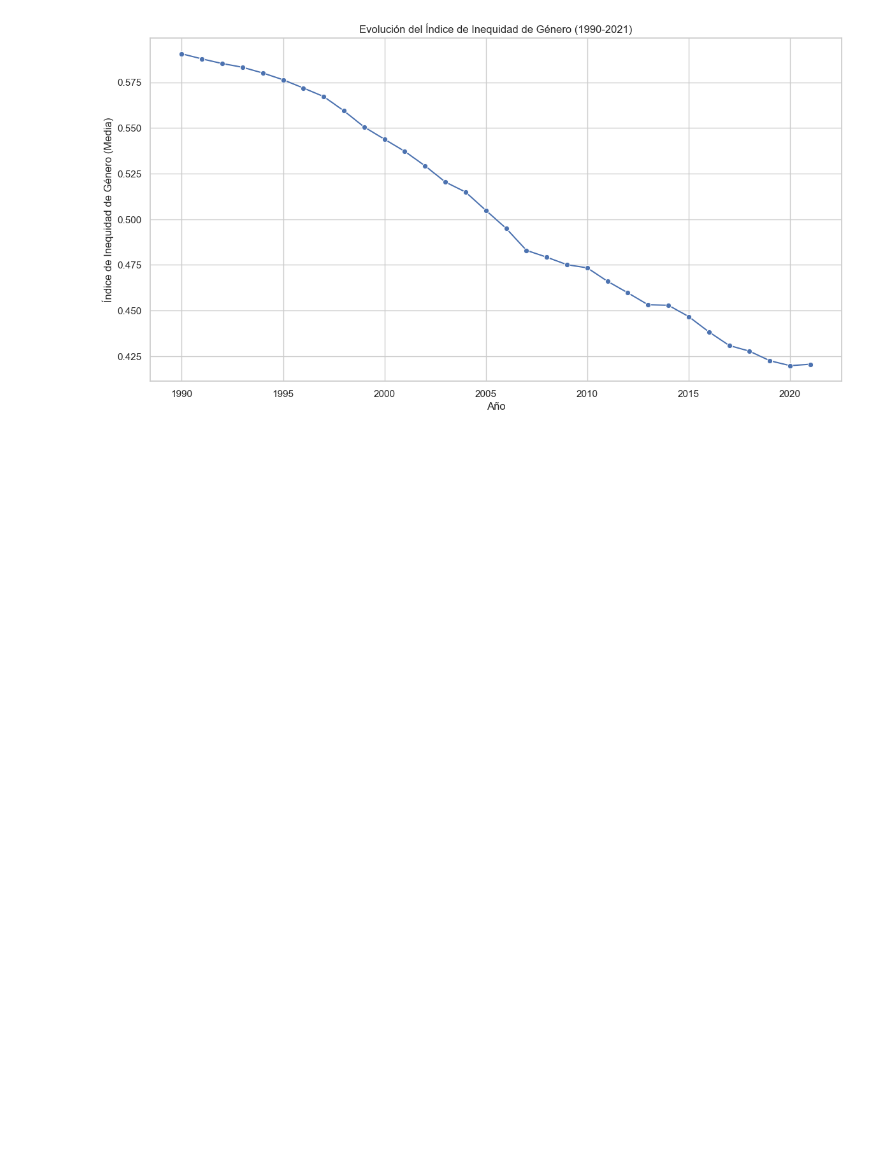
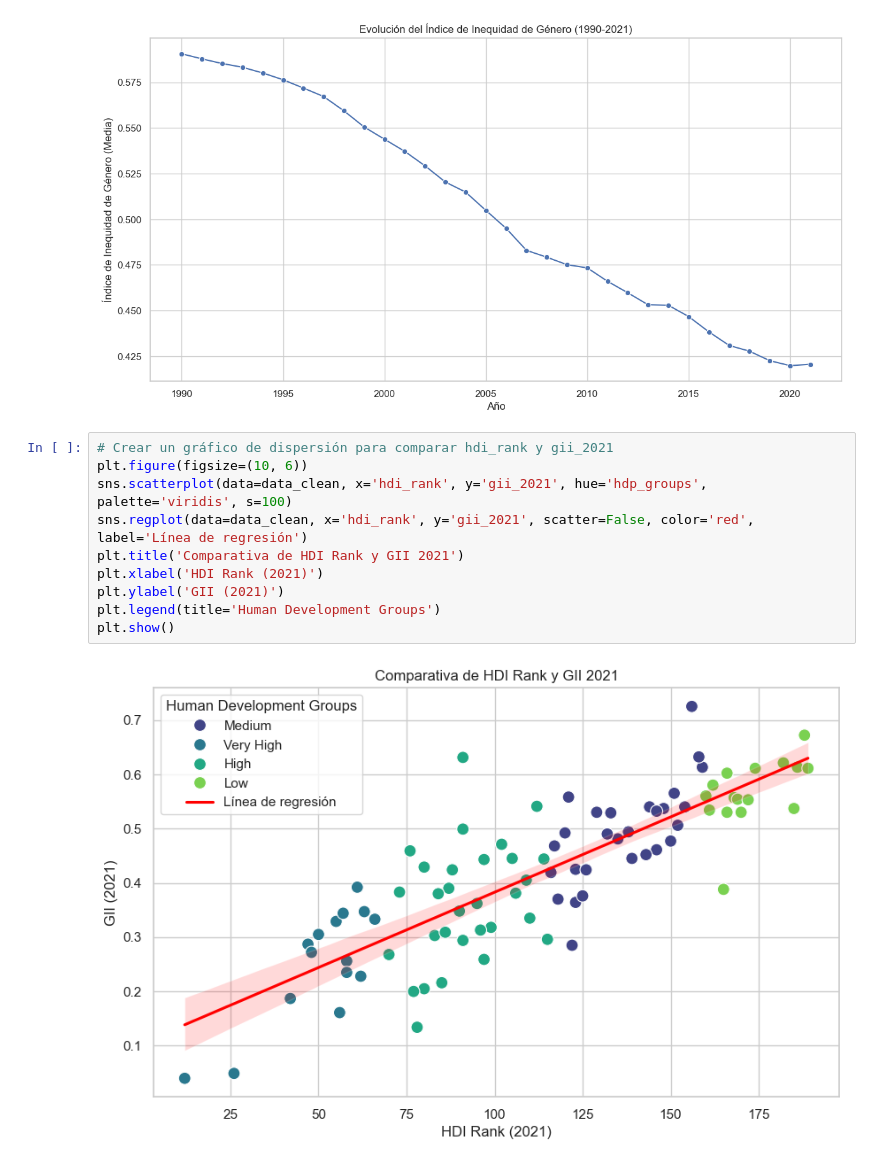
Before and after one commit to ib-frida/Gender_Inequality_Project, a Jupyter notebook: gender-inequality-project.ipynb, the cells around one changed output. Drawn from its saved outputs; the diff is of its cells as text; blank space fills up the shorter version.

Commit message:
Comparativa hdp groups y gii rank

```diff
--- a/gender-inequality-project.ipynb
+++ b/gender-inequality-project.ipynb
@@ -291,3 +291,15 @@ plt.grid(True)
 plt.show()
 # %% [output]
 [figure]
+# %%
+# Crear un gráfico de dispersión para comparar hdi_rank y gii_2021
+plt.figure(figsize=(10, 6))
+sns.scatterplot(data=data_clean, x='hdi_rank', y='gii_2021', hue='hdp_groups', palette='viridis', s=100)
+sns.regplot(data=data_clean, x='hdi_rank', y='gii_2021', scatter=False, color='red', label='Línea de regresión')
+plt.title('Comparativa de HDI Rank y GII 2021')
+plt.xlabel('HDI Rank (2021)')
+plt.ylabel('GII (2021)')
+plt.legend(title='Human Development Groups')
+plt.show()
+# %% [output]
+[figure, added]
```
